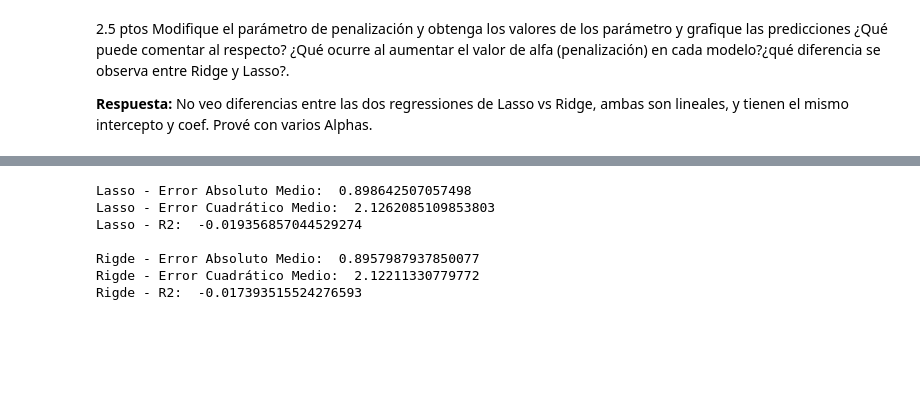
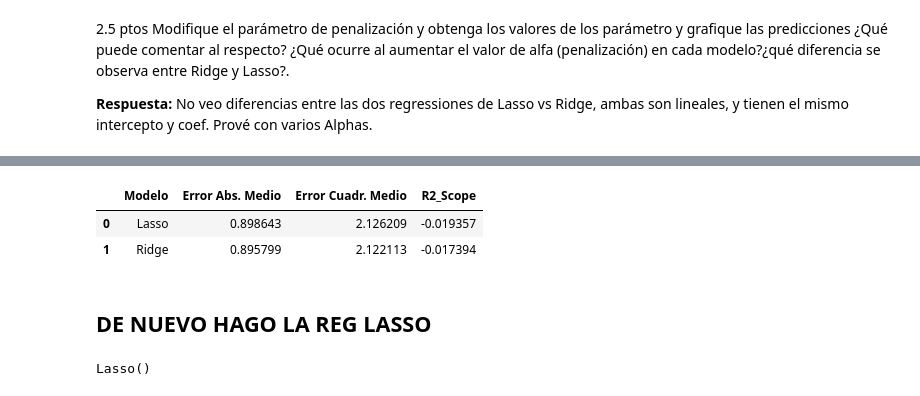
Before and after one commit to doritak/Machine-Learning, a Jupyter notebook: Actividad 2/actividad2.ipynb, the cells around one changed output, grey strips where cells are left out. Cells and saved outputs as stored; diff of their text form; code cells hidden in the pictures; blank space fills up the shorter version.

```diff
--- a/Actividad 2/actividad2.ipynb
+++ b/Actividad 2/actividad2.ipynb
@@ -469,27 +469,48 @@ en cada modelo?¿qué diferencia se observa entre Ridge y Lasso?.
 ![image.png](attachment:image.png)
 # %%
 from sklearn.metrics import mean_absolute_error, mean_squared_error, r2_score
-# se calculan alugunas métricas errores de la predicción
+# se calculan alugunas métricas errores de la predicción se compara la predicción con los valores de prueba
 # ######  Lasso
-error_abs_medio = mean_absolute_error(y_test, y_pred_l)
-error_cuadratico_medio = mean_squared_error(y_test, y_pred_l)
-r2 = r2_score(y_test, y_pred_l)
-print("Lasso - Error Absoluto Medio: ", error_abs_medio)
-print("Lasso - Error Cuadrático Medio: ", error_cuadratico_medio)
-print("Lasso - R2: ", r2, "\n")
+error_abs_medio_l = mean_absolute_error(y_test, y_pred_l)
+error_cuadratico_medio_l = mean_squared_error(y_test, y_pred_l)
+r2_l = r2_score(y_test, y_pred_l)
 
 # ######  Rigde
-error_abs_medio = mean_absolute_error(y_test, y_pred_r)
-error_cuadratico_medio = mean_squared_error(y_test, y_pred_r)
-r2 = r2_score(y_test, y_pred_r)
-print("Rigde - Error Absoluto Medio: ", error_abs_medio)
-print("Rigde - Error Cuadrático Medio: ", error_cuadratico_medio)
-print("Rigde - R2: ", r2)
+error_abs_medio_r = mean_absolute_error(y_test, y_pred_r)
+error_cuadratico_medio_r = mean_squared_error(y_test, y_pred_r)
+r2_r = r2_score(y_test, y_pred_r)
+
+# lo puse en un dataframe para que se vea mejor
+pd_s = pd.DataFrame({
+    "Modelo": ["Lasso", "Ridge"],
+    "Error Abs. Medio": [error_abs_medio_l, error_abs_medio_r],
+    "Error Cuadr. Medio": [error_cuadratico_medio_l, error_cuadratico_medio_r],
+    "R2_Scope": [r2_l, r2_r]})
+pd_s
 # %% [output]
-Lasso - Error Absoluto Medio:  0.898642507057498
-Lasso - Error Cuadrático Medio:  2.1262085109853803
-Lasso - R2:  -0.019356857044529274
-
-Rigde - Error Absoluto Medio:  0.8957987937850077
-Rigde - Error Cuadrático Medio:  2.12211330779772
-Rigde - R2:  -0.017393515524276593
+|  | Modelo | Error Abs. Medio | Error Cuadr. Medio | R2_Scope |
+| 0 | Lasso | 0.898643 | 2.126209 | -0.019357 |
+| 1 | Ridge | 0.895799 | 2.122113 | -0.017394 |
+# %% [markdown]
+## DE NUEVO HAGO LA REG LASSO
+# %%
+import pandas as pd
+import numpy as np
+import matplotlib.pyplot as plt
+from sklearn.model_selection import train_test_split
+from sklearn.linear_model import Lasso
+
+df = pd.read_csv("measurements.csv", encoding="latin-1", sep=",")
+
+x = df["distance"].str.replace(',', '.').astype(float).values
+y = df["consume"].str.replace(',', '.').astype(float).values
+X = x.reshape(-1, 1)
+
+# divide los datos 80%/20% de forma aleatoria donde el 20% será para pruebas
+X_train, X_test, y_train, y_test = train_test_split(X, y, test_size=0.2, random_state=13)
+
+# entrenar el modelo
+lasso = Lasso()
+lasso.fit(X_train, y_train)
+# %% [output]
+Lasso()
```
Also changed, not shown: parts of 8 cells of this notebook, 1 other file.
